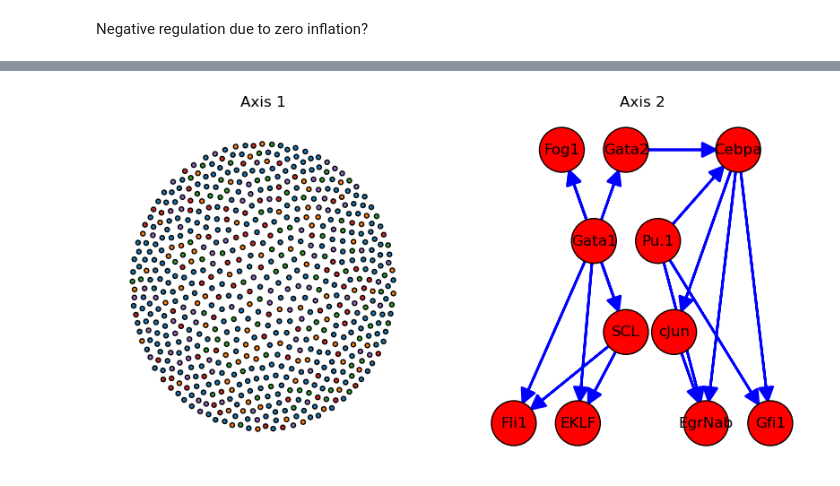
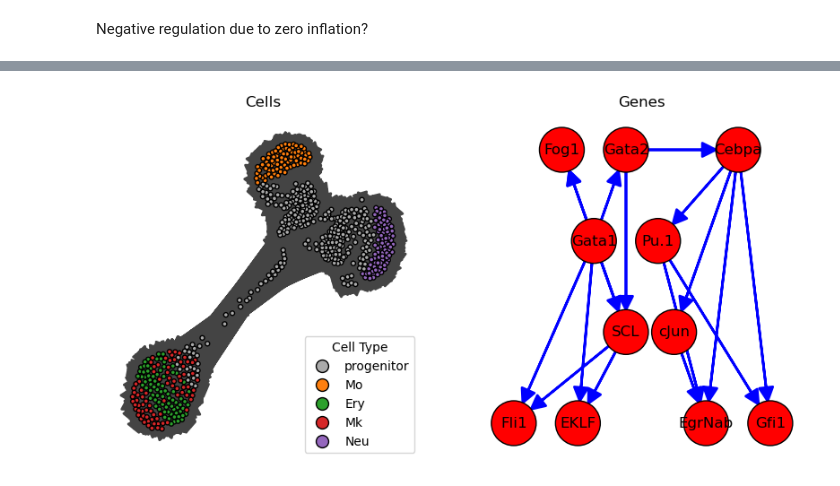
Before and after one commit to BaileyAndrew/Cartesian-LGAM, a Jupyter notebook: real_data.ipynb, the cells around one changed output, grey strips where cells are left out. Cells and saved outputs as stored; diff of their text form; code cells hidden in the pictures.

```diff
--- a/real_data.ipynb
+++ b/real_data.ipynb
@@ -314,7 +314,7 @@ pass
 # %% [output]
 [figure]
 # %%
-ordered_krum = krum_data[:, ["Gata1", "Gata2", "SCL", "Fog1", "EKLF", "Fli1", "Pu.1", "Cebpa", "cJun", "EgrNab", "Gfi1"]]
+ordered_krum = krum_data[:, ["Gata1", "Gata2", "SCL", "Fog1", "EKLF", "Fli1", "Cebpa", "Pu.1", "cJun", "EgrNab", "Gfi1"]]
 
 r1 = 1
 r2 = 0
@@ -322,7 +322,7 @@ r3 = -1
 r4 = -2
 
 gene_layout = [
-    (0, r2), (1, r1), (1, r3), (-1, r1), (-0.5, r4), (-2.5, r4), (2, r2), (4.5, r1), (2.5, r3), (3.5, r4), (5.5, r4)
+    (0, r2), (1, r1), (1, r3), (-1, r1), (-0.5, r4), (-2.5, r4), (4.5, r1), (2, r2), (2.5, r3), (3.5, r4), (5.5, r4)
 ]
 # %%
 dims = ordered_krum.X.shape
@@ -402,0 +382,3 @@ array([0.00157938, 0.00160849, 0.00160095, 0.00155538, 0.00150554,
+# %%
+ordered_krum.uns['cell_type_colors'][0] = '#aaaaaa'
+sc.pl.pca(ordered_krum, color='cell_type')
@@ -407,7 +391,7 @@ dims = dataset.shape
 L_init = [np.eye(d) for d in dims]
 
 frobreg = 1/np.prod(dims)**(1/len(dims))
-glassoreg = 1.0 #0.1e-1
+glassoreg = [3e-2, 1.5e0] # [3e-2, 1.5e0]
 objective, gradient, proximal = get_optimizer_oracles(dataset, frobreg=frobreg, glassoregs=glassoreg)
 
 Ls, (_, eps, _, _) = proximal_accelerated_gradient(
@@ -425,33 +409,54 @@ Ls, (_, eps, _, _) = proximal_accelerated_gradient(
 )
 # %%
 # It'll take a couple seconds to draw this graph.
+import matplotlib.lines
+import random
+
 fig, (ax1, ax2) = plt.subplots(figsize=(10, 5), ncols=2)
 
 # Must transpose - convention in iGraph is that i -> j, whereas with LGAM It's j -> i
-cell_graph = ig.Graph.Weighted_Adjacency(Ls[0].T).simplify()
+cell_graph = ig.Graph.Weighted_Adjacency(Ls[0].T - np.diag(np.diag(Ls[0])))
 cell_types = ordered_krum.obs['cell_type']
 type_to_color = {ctype: ordered_krum.uns['cell_type_colors'][i % len(ordered_krum.uns['cell_type_colors'])] for i, ctype in enumerate(cell_types.unique())}
 cell_graph.vs["color"] = cell_types.map(type_to_color).tolist()
-cell_graph.vs["edge_color"] = cell_graph.vs["color"]
+#cell_graph.vs["edge_color"] = cell_graph.vs["color"]
+#cell_graph.es["color"] = ['red' if w > 0 else 'blue' for w in cell_graph.es["weight"]]
+
+random.seed(0)
+cell_layout = cell_graph.layout(layout='auto')
 
 gene_graph = ig.Graph.Weighted_Adjacency(Ls[1].T - np.diag(np.diag(Ls[1])))
 gene_graph.vs["label"] = ordered_krum.var_names
 gene_graph.es["color"] = ['red' if w > 0 else 'blue' for w in gene_graph.es["weight"]]
 
 ig.plot(
     cell_graph,
     target=ax1,
-    vertex_size=5
+    vertex_size=5,
+    layout=cell_layout
 )
 ig.plot(
     gene_graph,
     target=ax2,
     vertex_size=50,
     layout=gene_layout
 )
 
-ax1.set_title("Axis 1")
-ax2.set_title("Axis 2")
+ax1.set_title("Cells")
+ax2.set_title("Genes")
+
+# Add legend
+# Extract colors and labels
+colors = ordered_krum.uns['cell_type_colors']
+labels = ordered_krum.obs['cell_type'].unique()
+
+# Build legend handles
+handles = [
+    matplotlib.lines.Line2D([0], [0], marker='o', color='none', markerfacecolor=color, markersize=10, label=label)
+    for label, color in zip(labels, colors)
+]
+ax1.legend(handles=handles, title='Cell Type', loc='lower right')
+
 pass
 # %% [output]
-[figure, old version]
+[figure, new version]
```
Also changed, not shown: parts of 2 cells of this notebook.
